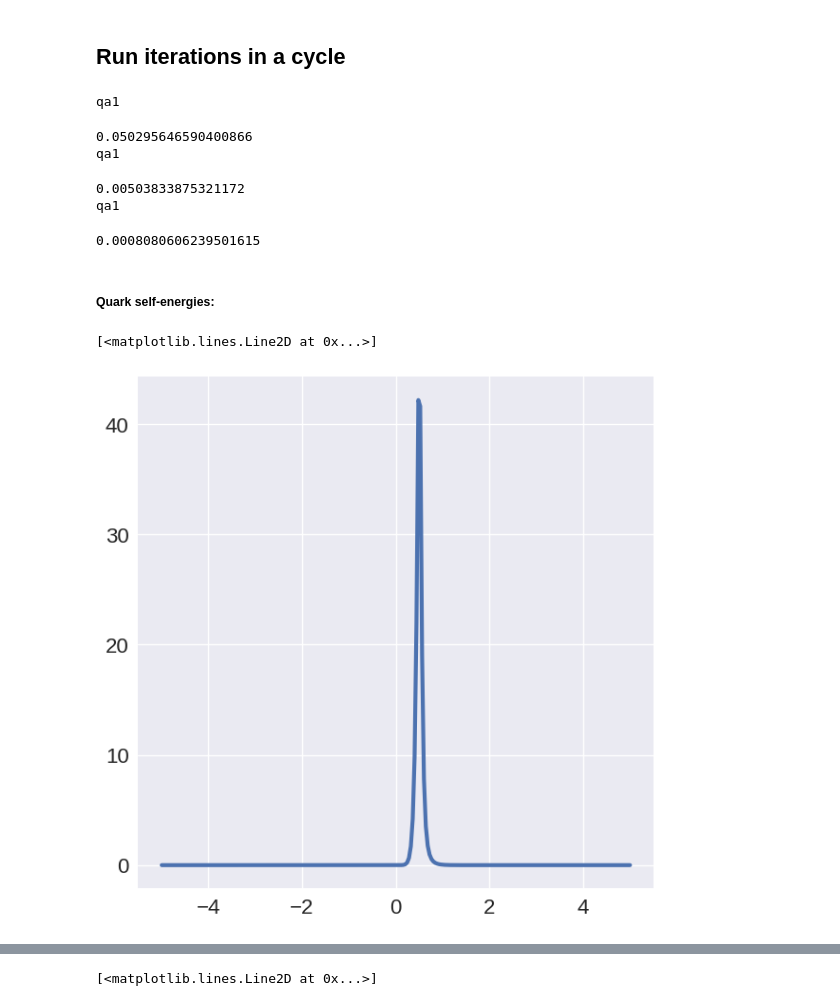
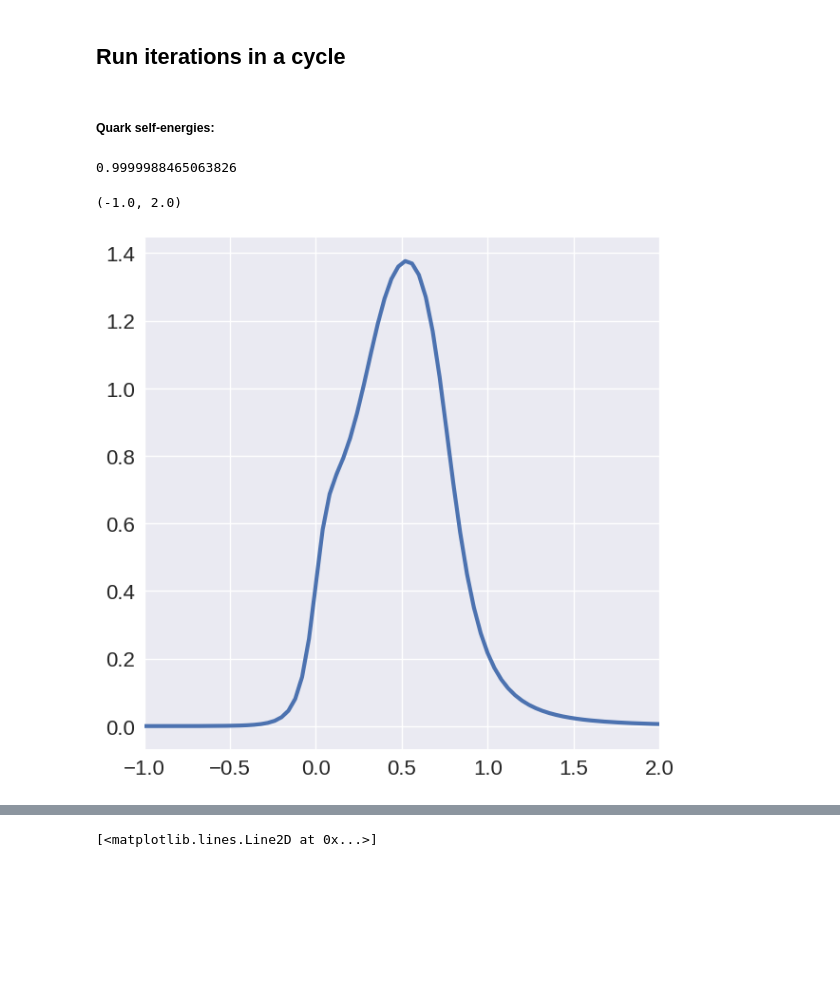
Before and after one commit to k-maslov/TMQGP, a Jupyter notebook: ipy/TMQGP/run/ParallelDump_Q.ipynb, the cells around one changed output, grey strips where cells are left out. Cells and saved outputs as stored; diff of their text form; code cells hidden in the pictures; blank space fills up the shorter version.

```diff
--- a/ipy/TMQGP/run/ParallelDump_Q.ipynb
+++ b/ipy/TMQGP/run/ParallelDump_Q.ipynb
@@ -21,9 +21,11 @@ gluon_0 = Particle(1., qrange, erange, eps=2e-2, stat='b', d=16)
 gluon_0 = Particle(1., qrange, erange, eps=2e-2, stat='b', d=16)
 # %%
 T = 0.15
-G = 3.5
-L = 2
-screen = 1.5
+
+params = {'G' : 4.2, 'L' : 1, 'screen' : 1.5}
+# G = 3.3
+# L = 2
+# screen = 1.5
 # %% [markdown]
 ## Check the resonance position
 # %%
@@ -69,7 +64,7 @@ plt.plot(ch_gluon_test.erange, ch_gluon_test.ImS[:, 0])
 # %%
 erange = linspace(-5, 5, 251)
 qrange = linspace(0, 5, 101)
-quark_run = Particle(mQ, qrange, erange, eps=2e-2)
+quark_run = Particle(mQ, qrange, erange, eps=.1)
 gluon_run = Particle(1., qrange, erange, eps=2e-2, stat='b', d=16)
 # %%
 chss = []
@@ -78,7 +73,7 @@ pts = []
 delta = 1
 T = 0.2
 # %%
-while delta > 1e-3:
+while delta > 1e-4:
 #     ch_QQ = Channel(quark_run, quark_run, T, G=G, ds=4, da=1)
 #     ch_GG = Channel(gluon_run, gluon_run, T, G=G, ds=9, da=1, Fa=9/4)
 #     ch_QG = Channel(quark_run, gluon_run, T, G=G, ds=6, da=3, Fa=9/8)
@@ -91,7 +86,7 @@ while delta > 1e-3:
 
 #     channels_Q['qq3'] = Channel(quark_run, quark_run, T, G=G, ds=4, da=3, Fa=1/2, screen=screen)
 #     channels_Q['qq6'] = Channel(quark_run, quark_run, T, G=G, ds=4, da=6, Fa=1/4, screen=screen)
-    channels_Q['qa1'] = Channel(quark_run, quark_run, T, G=G, ds=4, da=1, Fa=1, screen=screen)
+    channels_Q['qa1'] = Channel(quark_run, quark_run, T, ds=4, da=1, Fa=1, **params)
 #     channels_Q['qa8'] = Channel(quark_run, quark_run, T, G=G, ds=4, da=8, Fa=1/8, screen=screen)
 
 #     channels_Q['qg3'] = Channel(quark_run, gluon_run, T, G=G, ds=6, da=3, Fa=9/8, screen=screen)
@@ -143,8 +138,8 @@ while delta > 1e-3:
 #         ch.populate_S()
 #     break
 
-    ImS_Q = sum([c.ds * c.da * c.ImS / c.p_i.d for k, c in channels_Q.items()], axis=0)
-    ReS_Q = sum([c.ds * c.da * c.ReS / c.p_i.d for k, c in channels_Q.items()], axis=0)
+    ImS_Q = 3*sum([c.ds * c.da * c.ImS / c.p_i.d for k, c in channels_Q.items()], axis=0)
+    ReS_Q = 3*sum([c.ds * c.da * c.ReS / c.p_i.d for k, c in channels_Q.items()], axis=0)
 
     om0_k = np.array([quark_run.om0(quark_run.qrange) for e in quark_run.erange])
     arrE = np.array([quark_run.erange for q in quark_run.qrange]).transpose()
@@ -178,22 +173,20 @@ while delta > 1e-3:
 
     quark_run = quark_new
     gluon_run = gluon_new
-# %% [output]
-qa1
-0.050295646590400866
-qa1
-0.00503833875321172
-qa1
-0.0008080606239501615
 # %% [markdown]
 ##### Quark self-energies:
 # %%
 n_iter = -1
+# %%
+trapz(pts[n_iter][0].Rtab[:, 0], x=erange)
+# %% [output]
+0.9999988465063826
 # %%
 plt.plot(erange, pts[n_iter][0].Rtab[:, 0])
+plt.xlim(-1, 2)
 # %% [output]
-[<matplotlib.lines.Line2D at 0x...>]
+(-1.0, 2.0)
-[figure, old version]
+[figure, new version]
 # %%
 plt.plot(erange, imag(chss[n_iter][0]['qa1'].TM[:, 0]))
 plt.xlim(0, 2)
```
Also changed, not shown: parts of 13 cells of this notebook, 10 other files.
